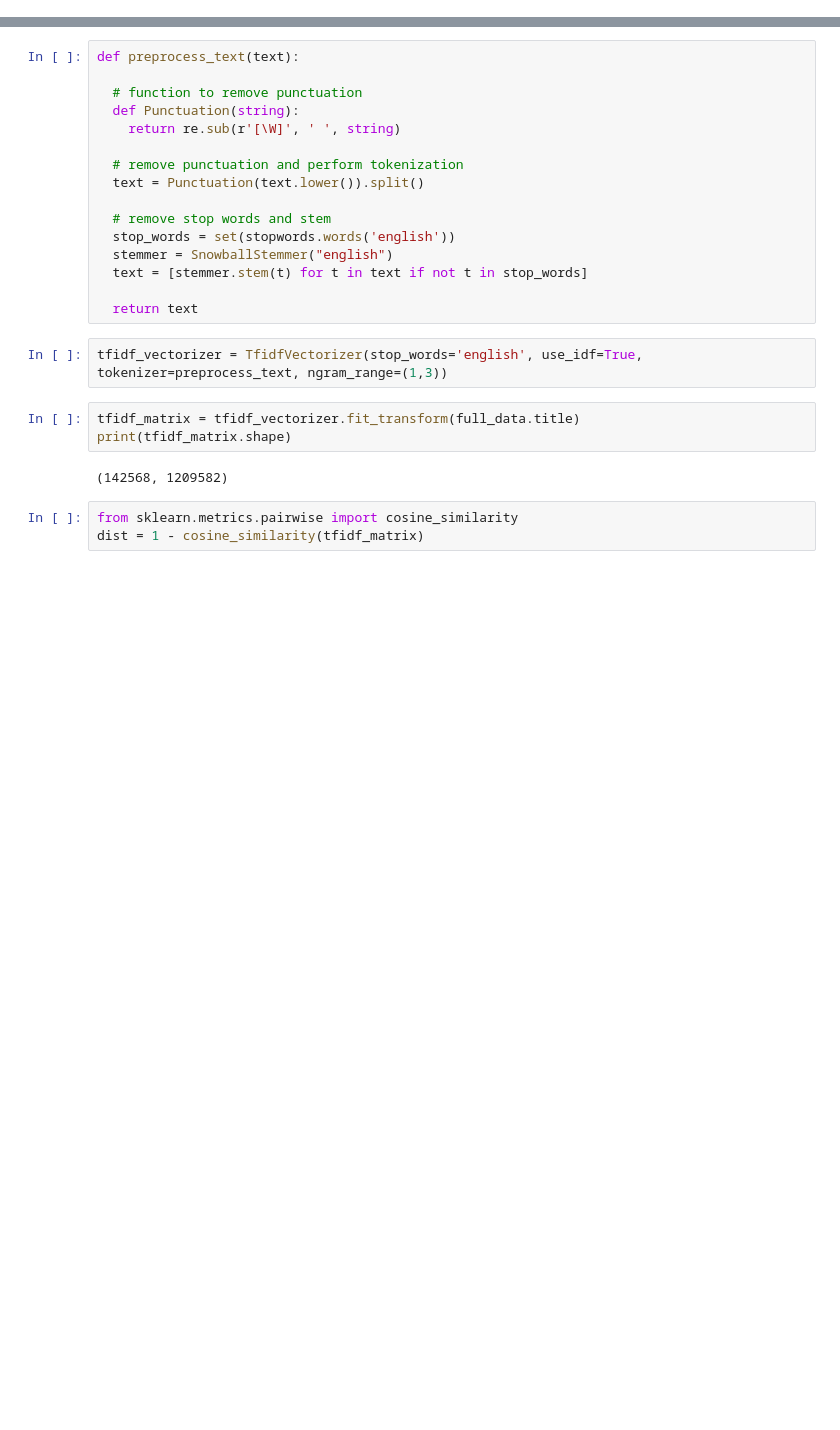
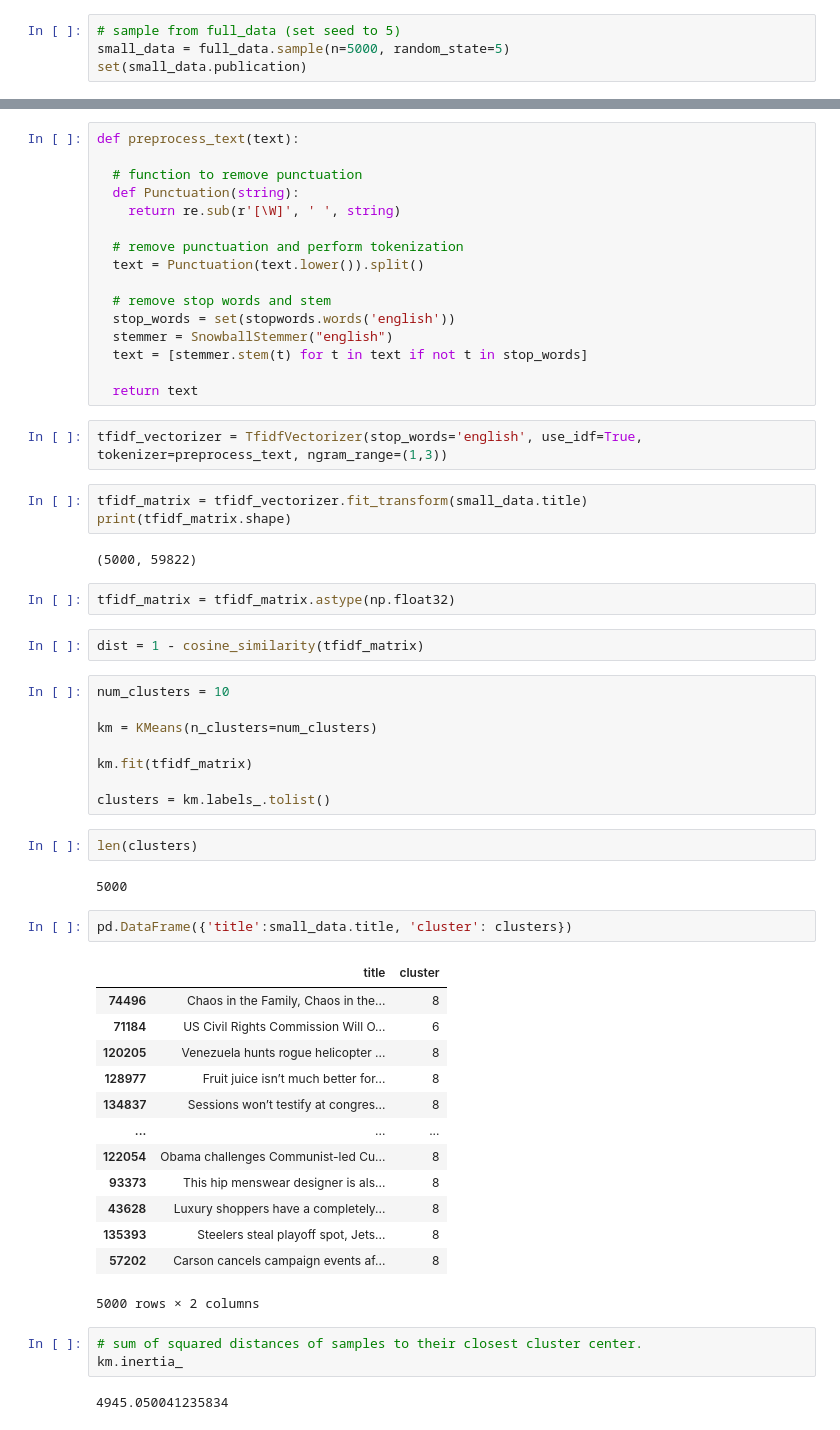
Before and after one commit to s-miramontes/News_Filter, a Jupyter notebook: Pilot/Data Cleanse and Clustering Models.ipynb, the cells around one changed output, grey strips where cells are left out. Drawn from its saved outputs; the diff is of its cells as text; blank space fills up the shorter version.

```diff
--- a/Pilot/Data Cleanse and Clustering Models.ipynb
+++ b/Pilot/Data Cleanse and Clustering Models.ipynb
@@ -138,3 +146,7 @@ full_data = full_data.drop_duplicates(subset=['title', 'publication', 'author',
 # %%
 # remove missing titles
 full_data = full_data.dropna(subset=['title'])
+# %%
+# sample from full_data (set seed to 5)
+small_data = full_data.sample(n=5000, random_state=5)
+set(small_data.publication)
@@ -157,10 +185,44 @@ def preprocess_text(text):
 # %%
 tfidf_vectorizer = TfidfVectorizer(stop_words='english', use_idf=True, tokenizer=preprocess_text, ngram_range=(1,3))
 # %%
-tfidf_matrix = tfidf_vectorizer.fit_transform(full_data.title)
+tfidf_matrix = tfidf_vectorizer.fit_transform(small_data.title)
 print(tfidf_matrix.shape)
 # %% [output]
-(142568, 1209582)
+(5000, 59822)
-# %%
-from sklearn.metrics.pairwise import cosine_similarity
-dist = 1 - cosine_similarity(tfidf_matrix)
+# %%
+tfidf_matrix = tfidf_matrix.astype(np.float32)
+# %%
+dist = 1 - cosine_similarity(tfidf_matrix)
+# %%
+num_clusters = 10
+
+km = KMeans(n_clusters=num_clusters)
+
+km.fit(tfidf_matrix)
+
+clusters = km.labels_.tolist()
+# %%
+len(clusters)
+# %% [output]
+5000
+# %%
+pd.DataFrame({'title':small_data.title, 'cluster': clusters})
+# %% [output]
+|  | title | cluster |
+| 74496 | Chaos in the Family, Chaos in the... | 8 |
+| 71184 | US Civil Rights Commission Will O... | 6 |
+| 120205 | Venezuela hunts rogue helicopter ... | 8 |
+| 128977 | Fruit juice isn’t much better for... | 8 |
+| 134837 | Sessions won’t testify at congres... | 8 |
+| ... | ... | ... |
+| 122054 | Obama challenges Communist-led Cu... | 8 |
+| 93373 | This hip menswear designer is als... | 8 |
+| 43628 | Luxury shoppers have a completely... | 8 |
+| 135393 | Steelers steal playoff spot, Jets... | 8 |
+| 57202 | Carson cancels campaign events af... | 8 |
+5000 rows × 2 columns
+# %%
+# sum of squared distances of samples to their closest cluster center.
+km.inertia_
+# %% [output]
+4945.050041235834
```
Also changed, not shown: parts of 4 cells of this notebook.
